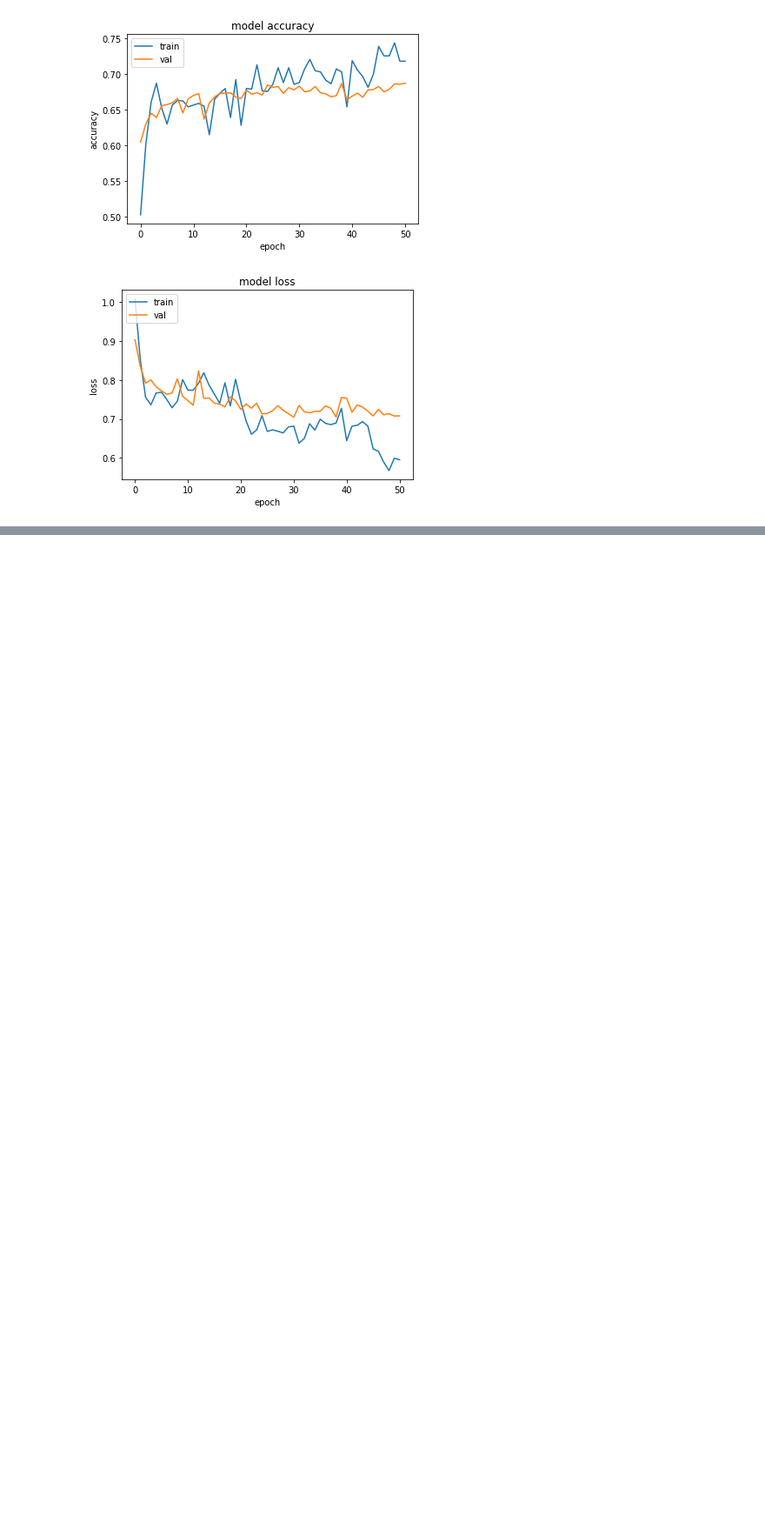
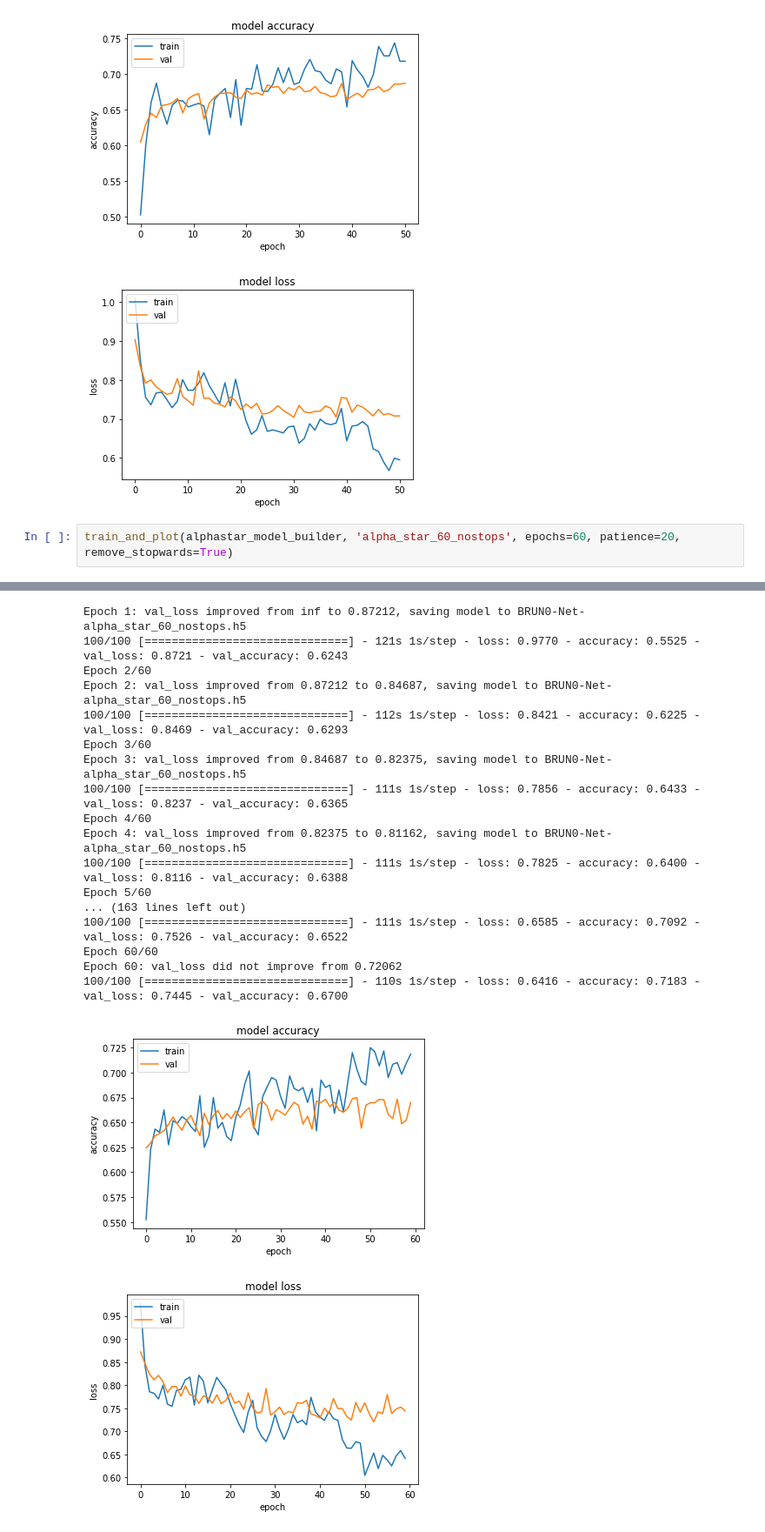
Before and after one commit to Typing-Monkeys/BRUN0-Net, a Jupyter notebook: training/Brun0-Net.ipynb, the cells around one changed output, grey strips where cells are left out. Shown at 87% size. Drawn from its saved outputs; the diff is of its cells as text; blank space fills up the shorter version.

Commit message:
Alpha Star 60 nostops
Allenato modello alpha star con 60 epoche senza stopwords

```diff
--- a/training/Brun0-Net.ipynb
+++ b/training/Brun0-Net.ipynb
@@ -1763,3 +1763,6 @@ Epoch 51: val_loss did not improve from 0.70430
 Epoch 51: early stopping
 [figure]
 [figure]
+# %%
+train_and_plot(alphastar_model_builder, 'alpha_star_60_nostops', epochs=60, patience=20, remove_stopwards=True)
+# %% [output]
@@ -1765,0 +1793,19 @@ Epoch 51: early stopping
+Epoch 1: val_loss improved from inf to 0.87212, saving model to BRUN0-Net-alpha_star_60_nostops.h5
+100/100 [==============================] - 121s 1s/step - loss: 0.9770 - accuracy: 0.5525 - val_loss: 0.8721 - val_accuracy: 0.6243
+Epoch 2/60
+Epoch 2: val_loss improved from 0.87212 to 0.84687, saving model to BRUN0-Net-alpha_star_60_nostops.h5
+100/100 [==============================] - 112s 1s/step - loss: 0.8421 - accuracy: 0.6225 - val_loss: 0.8469 - val_accuracy: 0.6293
+Epoch 3/60
+Epoch 3: val_loss improved from 0.84687 to 0.82375, saving model to BRUN0-Net-alpha_star_60_nostops.h5
+100/100 [==============================] - 111s 1s/step - loss: 0.7856 - accuracy: 0.6433 - val_loss: 0.8237 - val_accuracy: 0.6365
+Epoch 4/60
+Epoch 4: val_loss improved from 0.82375 to 0.81162, saving model to BRUN0-Net-alpha_star_60_nostops.h5
+100/100 [==============================] - 111s 1s/step - loss: 0.7825 - accuracy: 0.6400 - val_loss: 0.8116 - val_accuracy: 0.6388
+Epoch 5/60
+... (163 lines left out)
+100/100 [==============================] - 111s 1s/step - loss: 0.6585 - accuracy: 0.7092 - val_loss: 0.7526 - val_accuracy: 0.6522
+Epoch 60/60
+Epoch 60: val_loss did not improve from 0.72062
+100/100 [==============================] - 110s 1s/step - loss: 0.6416 - accuracy: 0.7183 - val_loss: 0.7445 - val_accuracy: 0.6700
+[figure, added]
+[figure, added]
```
Also changed, not shown: parts of 2 cells of this notebook, 2 other files.
